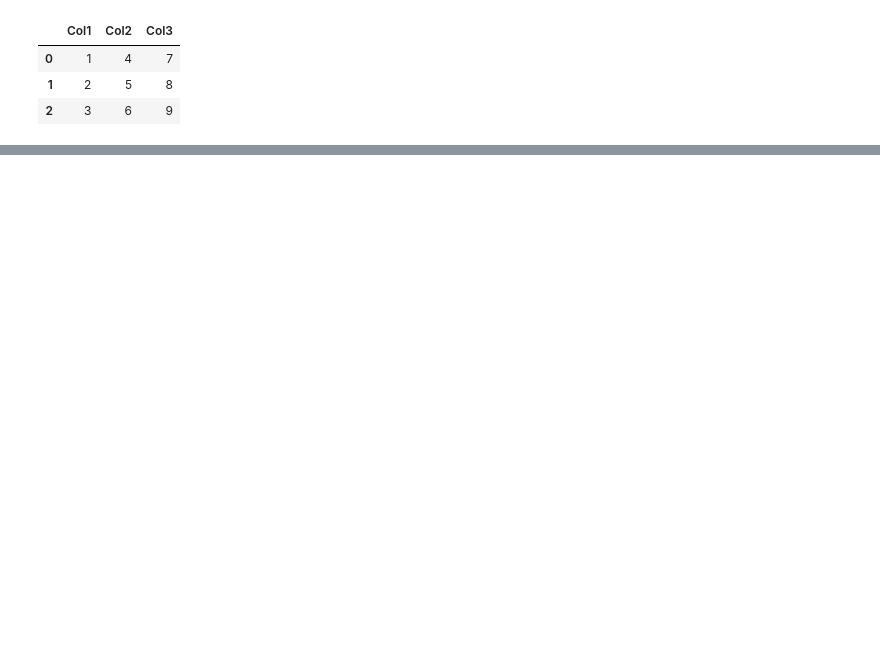
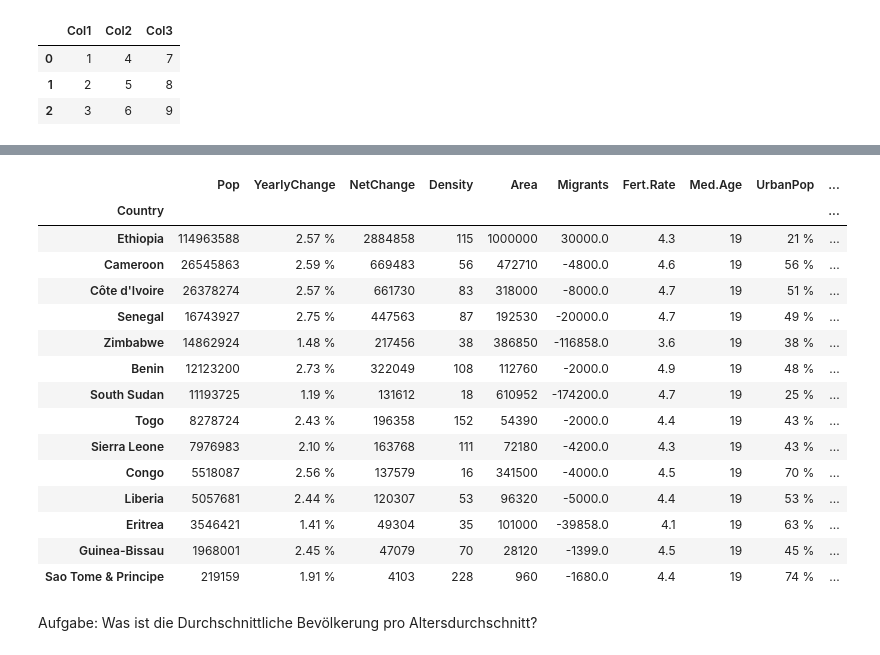
Before and after one commit to ppedvAG/Python-MachineLearningundVisualisierung-243656, a Jupyter notebook: M003.ipynb, the cells around one changed output, grey strips where cells are left out. Cells and saved outputs as stored; diff of their text form; code cells hidden in the pictures; blank space fills up the shorter version.

```diff
--- a/M003.ipynb
+++ b/M003.ipynb
@@ -102,0 +532,21 @@ pd.read_csv("Data/PopulationData.csv")
+# %%
+data.groupby("Med.Age").get_group("19")
+# %% [output]
+|  | Pop | YearlyChange | NetChange | Density | Area | Migrants | Fert.Rate | Med.Age | UrbanPop | ... |
+| Country |  |  |  |  |  |  |  |  |  | ... |
+| Ethiopia | 114963588 | 2.57 % | 2884858 | 115 | 1000000 | 30000.0 | 4.3 | 19 | 21 % | ... |
+| Cameroon | 26545863 | 2.59 % | 669483 | 56 | 472710 | -4800.0 | 4.6 | 19 | 56 % | ... |
+| Côte d'Ivoire | 26378274 | 2.57 % | 661730 | 83 | 318000 | -8000.0 | 4.7 | 19 | 51 % | ... |
+| Senegal | 16743927 | 2.75 % | 447563 | 87 | 192530 | -20000.0 | 4.7 | 19 | 49 % | ... |
+| Zimbabwe | 14862924 | 1.48 % | 217456 | 38 | 386850 | -116858.0 | 3.6 | 19 | 38 % | ... |
+| Benin | 12123200 | 2.73 % | 322049 | 108 | 112760 | -2000.0 | 4.9 | 19 | 48 % | ... |
+| South Sudan | 11193725 | 1.19 % | 131612 | 18 | 610952 | -174200.0 | 4.7 | 19 | 25 % | ... |
+| Togo | 8278724 | 2.43 % | 196358 | 152 | 54390 | -2000.0 | 4.4 | 19 | 43 % | ... |
+| Sierra Leone | 7976983 | 2.10 % | 163768 | 111 | 72180 | -4200.0 | 4.3 | 19 | 43 % | ... |
+| Congo | 5518087 | 2.56 % | 137579 | 16 | 341500 | -4000.0 | 4.5 | 19 | 70 % | ... |
+| Liberia | 5057681 | 2.44 % | 120307 | 53 | 96320 | -5000.0 | 4.4 | 19 | 53 % | ... |
+| Eritrea | 3546421 | 1.41 % | 49304 | 35 | 101000 | -39858.0 | 4.1 | 19 | 63 % | ... |
+| Guinea-Bissau | 1968001 | 2.45 % | 47079 | 70 | 28120 | -1399.0 | 4.5 | 19 | 45 % | ... |
+| Sao Tome & Principe | 219159 | 1.91 % | 4103 | 228 | 960 | -1680.0 | 4.4 | 19 | 74 % | ... |
+# %% [markdown]
+Aufgabe: Was ist die Durchschnittliche Bevölkerung pro Altersdurchschnitt?
```
Also changed, not shown: parts of 50 cells of this notebook, 1 other file.
